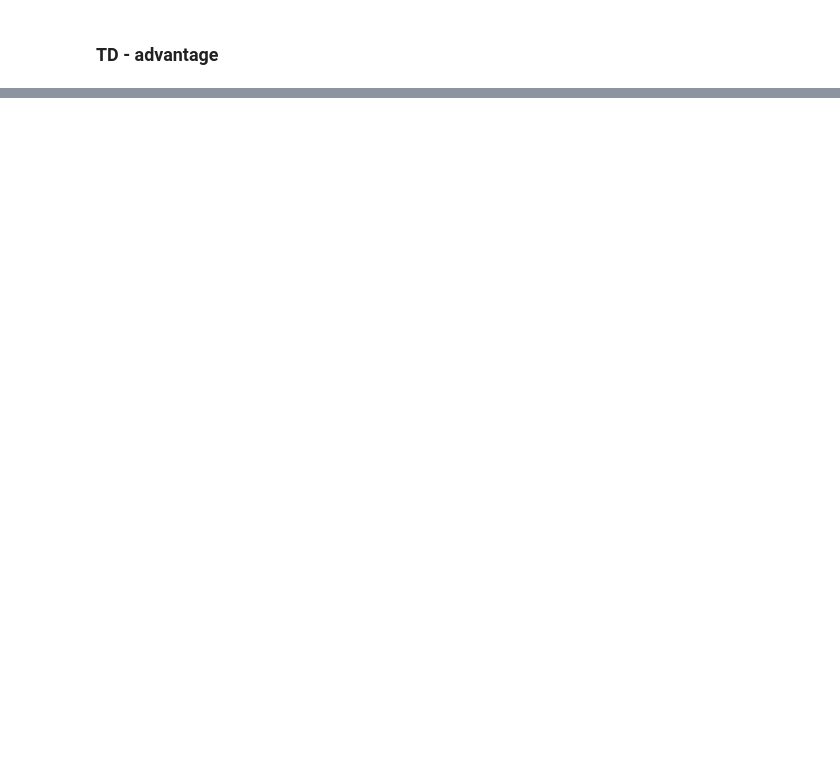
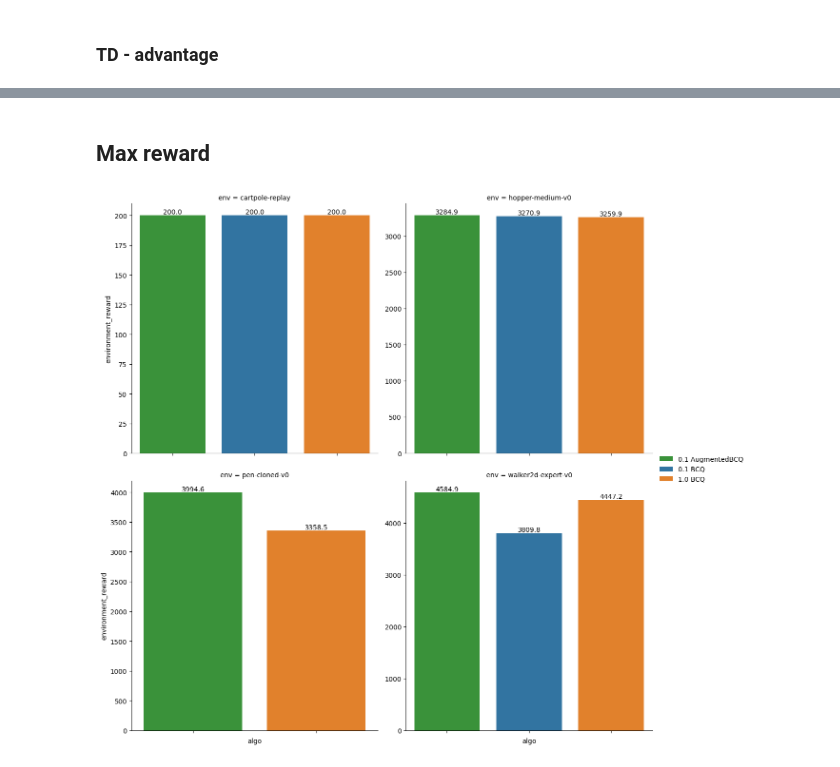
Before and after one commit to gerkone/augrl-tum-adlr-ss22, a Jupyter notebook: experiments/visualize.ipynb, the cells around one changed output, grey strips where cells are left out. Cells and saved outputs as stored; diff of their text form; code cells hidden in the pictures; blank space fills up the shorter version.

```diff
--- a/experiments/visualize.ipynb
+++ b/experiments/visualize.ipynb
@@ -81,0 +117,29 @@ g.add_legend()
+# %% [markdown]
+## Max reward
+# %%
+res_max = results_df_filter_algo[["env", "algo", "environment_reward"]].dropna()
+res_max = res_max.groupby(["env", "algo"]).max().reset_index()
+g = sns.catplot(
+    data=res_max,
+    x="algo",
+    hue="algo",
+    y="environment_reward",
+    col="env",
+    col_wrap=2,
+    kind="bar",
+    height=6,
+    dodge=False,
+    palette=palette_dict,
+    legend=True,
+    sharey=False,
+    sharex=False,
+)
+g.add_legend()
+g.set(xticklabels=[])
+axs = [g.facet_axis(0, i) for i in range(res_max["env"].nunique())]
+for ax in axs:
+    for c in ax.containers:
+        labels = [f"{(v.get_height()):.1f}" for v in c]
+        ax.bar_label(c, labels=labels, label_type="edge")
+# %% [output]
+[figure, added]
```
Also changed, not shown: parts of 7 cells of this notebook, 3 other files.
